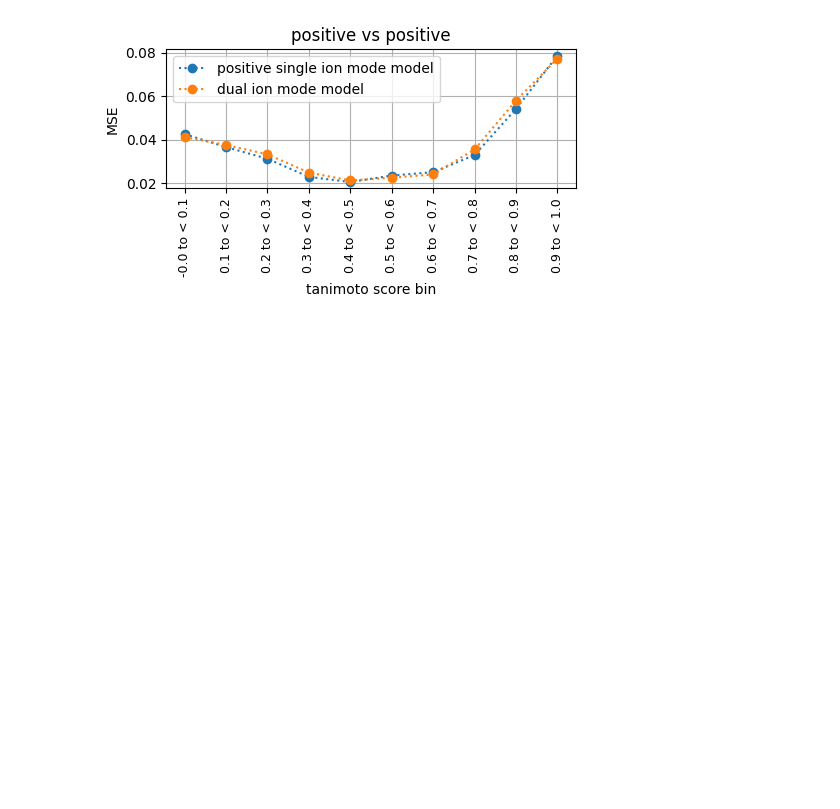
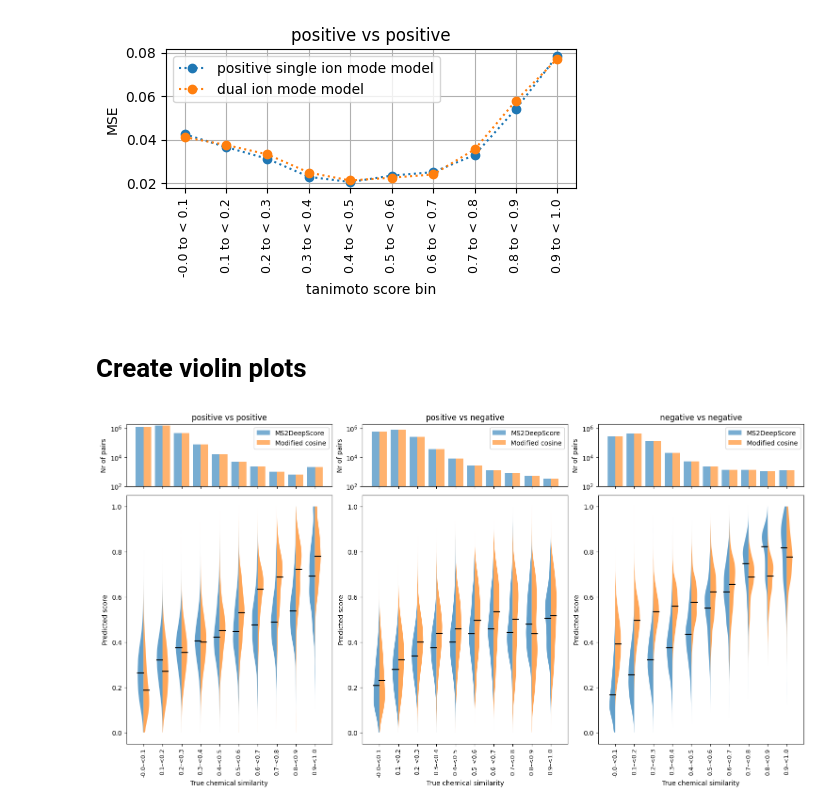
Before and after one commit to matchms/ms2deepscore, a Jupyter notebook: notebooks/model_benchmarking/Comparison_to_single_ion_mode_models.ipynb, the cells around one changed output. Cells and saved outputs as stored; diff of their text form; code cells hidden in the pictures; blank space fills up the shorter version.

Commit message:
Added violin plot creation

```diff
--- a/notebooks/model_benchmarking/Comparison_to_single_ion_mode_models.ipynb
+++ b/notebooks/model_benchmarking/Comparison_to_single_ion_mode_models.ipynb
@@ -173,3 +173,5 @@ figure = plot_loss_per_bin_multiple_benchmarks([scores_pos_model.pos_vs_pos_scor
 figure.savefig("./figures_benchmarking/loss_per_bin_pos_pos.svg")
 # %% [output]
 [figure]
+# %% [markdown]
+# Create violin plots
@@ -175,0 +318,6 @@ figure.savefig("./figures_benchmarking/loss_per_bin_pos_pos.svg")
+# %%
+fig = plot_comparison_violinplot_three_panels([scores_neg_model.pos_vs_pos_scores, scores_neg_model.pos_vs_neg_scores, scores_neg_model.neg_vs_neg_scores],
+                                              [scores_pos_model.pos_vs_pos_scores, scores_pos_model.pos_vs_neg_scores, scores_pos_model.neg_vs_neg_scores],
+                                              10)
+# %% [output]
+[figure, added]
```
Also changed, not shown: parts of 11 cells of this notebook.
